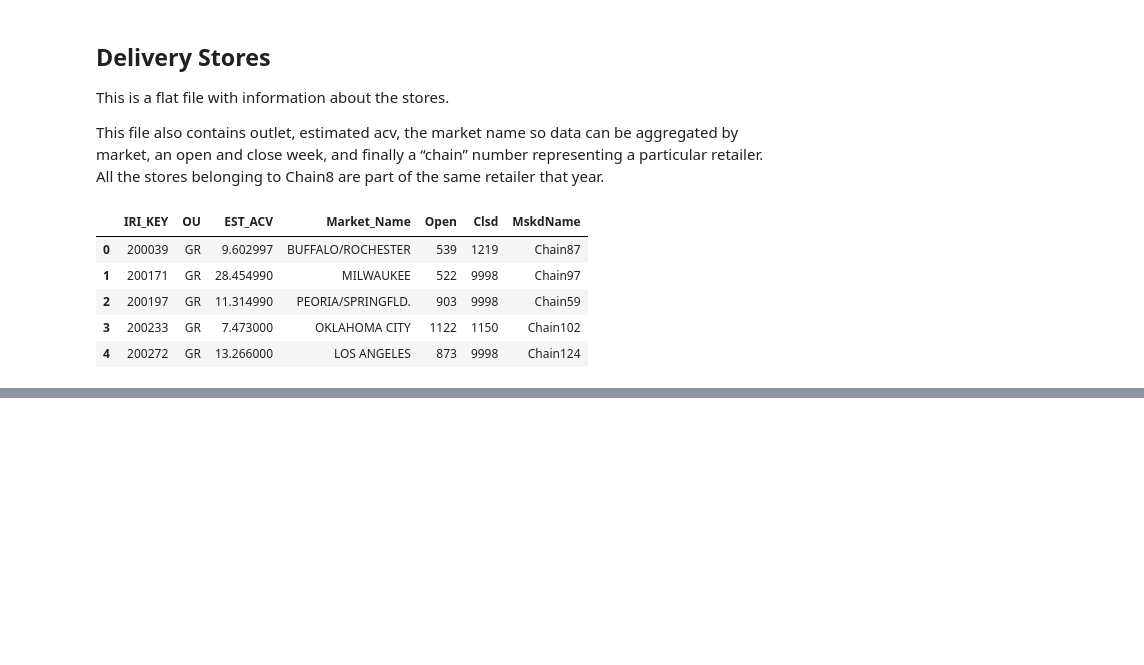
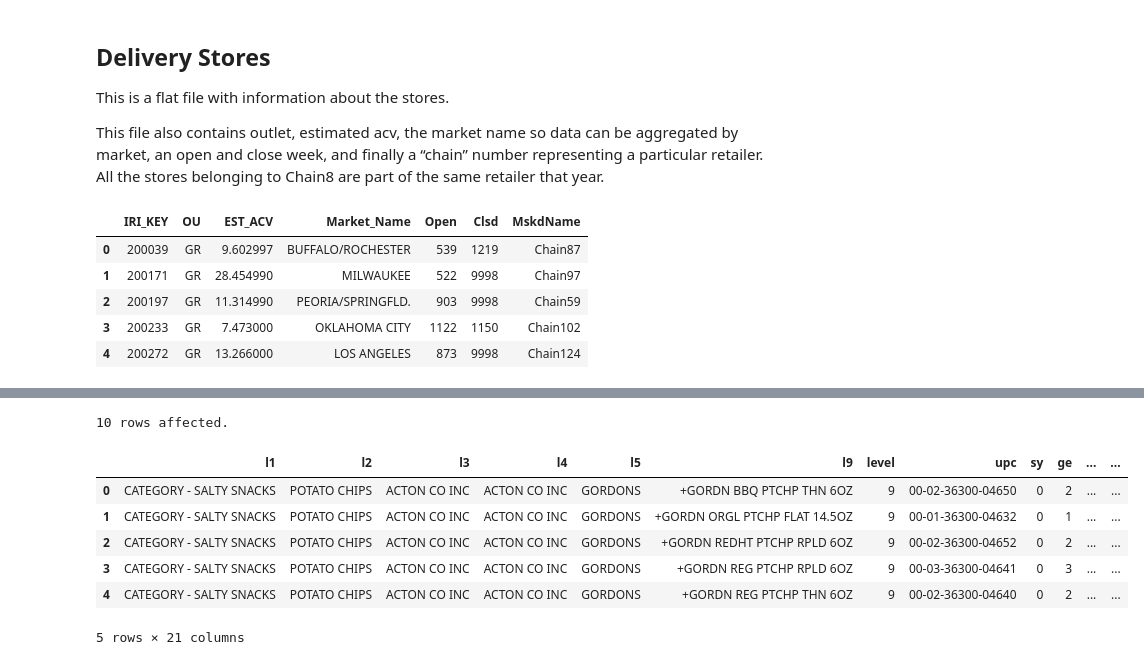
Before and after one commit to eggie5/UCSD-MAS-DSE220, a Jupyter notebook: IRI Explore.ipynb, the cells around one changed output, grey strips where cells are left out. Drawn from its saved outputs; the diff is of its cells as text; code cells hidden in the pictures; blank space fills up the shorter version.

```diff
--- a/IRI Explore.ipynb
+++ b/IRI Explore.ipynb
@@ -206,0 +261,12 @@ dataframe
+# %%
+products_query = %sql select * from products limit 10
+products_query.DataFrame().head()
+# %% [output]
+10 rows affected.
+|  | l1 | l2 | l3 | l4 | l5 | l9 | level | upc | sy | ge | ... | ... |
+| 0 | CATEGORY - SALTY SNACKS | POTATO CHIPS | ACTON CO INC | ACTON CO INC | GORDONS | +GORDN BBQ PTCHP THN 6OZ | 9 | 00-02-36300-04650 | 0 | 2 | ... | ... |
+| 1 | CATEGORY - SALTY SNACKS | POTATO CHIPS | ACTON CO INC | ACTON CO INC | GORDONS | +GORDN ORGL PTCHP FLAT 14.5OZ | 9 | 00-01-36300-04632 | 0 | 1 | ... | ... |
+| 2 | CATEGORY - SALTY SNACKS | POTATO CHIPS | ACTON CO INC | ACTON CO INC | GORDONS | +GORDN REDHT PTCHP RPLD 6OZ | 9 | 00-02-36300-04652 | 0 | 2 | ... | ... |
+| 3 | CATEGORY - SALTY SNACKS | POTATO CHIPS | ACTON CO INC | ACTON CO INC | GORDONS | +GORDN REG PTCHP RPLD 6OZ | 9 | 00-03-36300-04641 | 0 | 3 | ... | ... |
+| 4 | CATEGORY - SALTY SNACKS | POTATO CHIPS | ACTON CO INC | ACTON CO INC | GORDONS | +GORDN REG PTCHP THN 6OZ | 9 | 00-02-36300-04640 | 0 | 2 | ... | ... |
+5 rows × 21 columns
```
Also changed, not shown: parts of 17 cells of this notebook, 6 other files.
